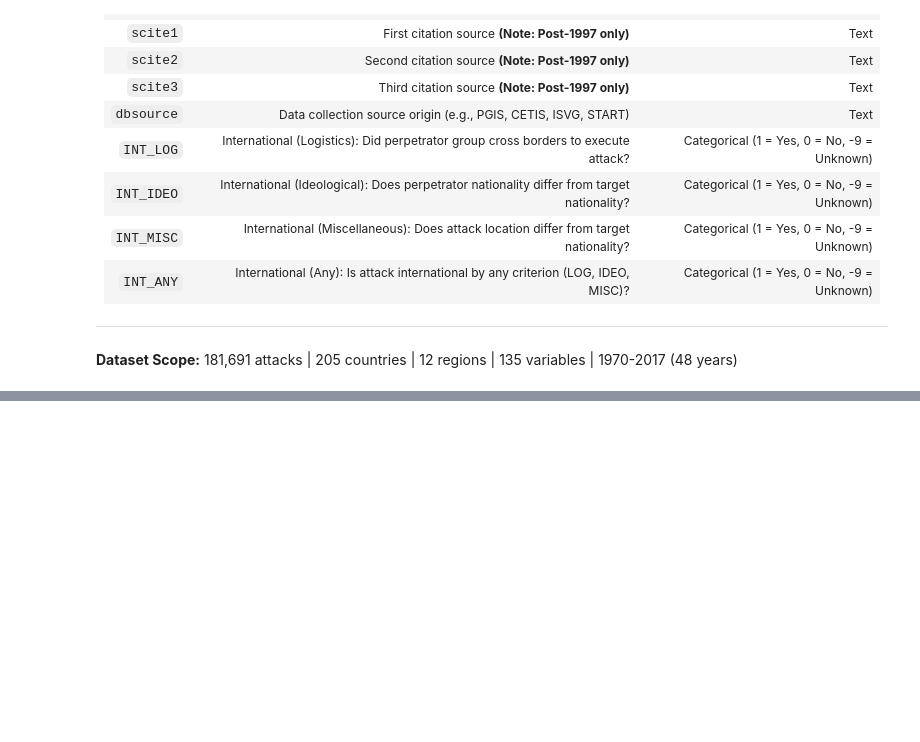
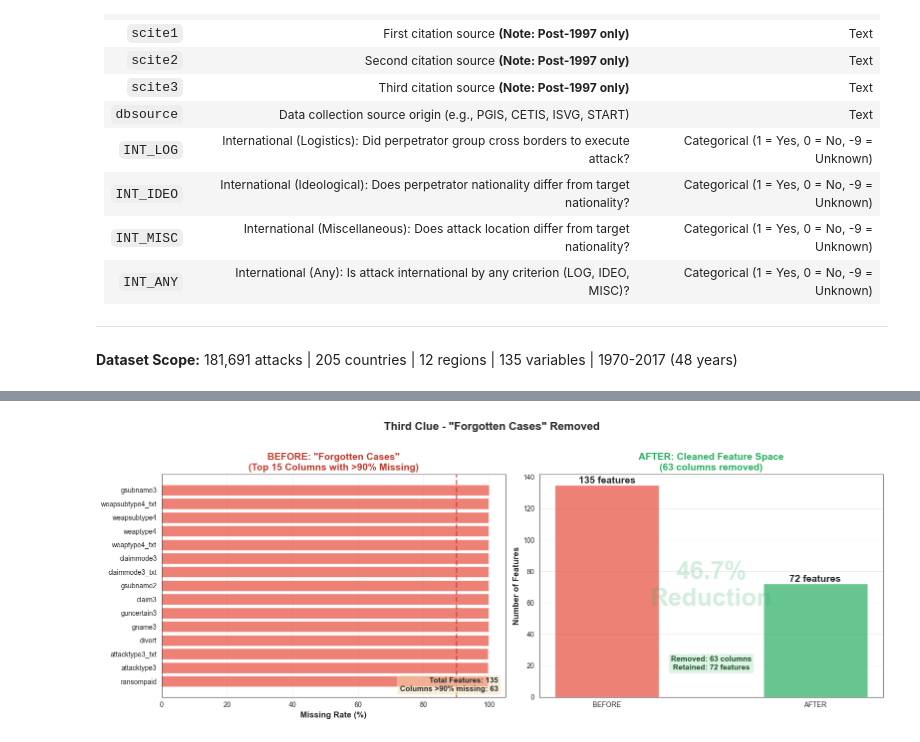
Before and after one commit to thutrang147/global-terrorism-analysis, a Jupyter notebook: main.ipynb, the cells around one changed output, grey strips where cells are left out. Saved outputs shown, nothing was run; the diff lists cells and outputs as text; code cells hidden in the pictures; blank space fills up the shorter version.

```diff
--- a/main.ipynb
+++ b/main.ipynb
@@ -437,0 +482,61 @@ Cleaned dataset saved as 'terrorism_cleaned.csv'
+# %%
+# Visual comparison of features count Before-After
+fig, axes = plt.subplots(1, 2, figsize=(16, 6))
+
+# BEFORE: Show top columns with highest missing rates
+if len(cols_to_drop) > 0:
+    top_missing = missing_ratios[missing_ratios > missing_threshold].sort_values(ascending=False)[:15]
+
+    axes[0].barh(range(len(top_missing)), top_missing.values, color='#e74c3c', alpha=0.7)
+    axes[0].set_yticks(range(len(top_missing)))
+    axes[0].set_yticklabels(top_missing.index, fontsize=10)
+    axes[0].set_xlabel('Missing Rate (%)', fontsize=12, fontweight='bold')
+    axes[0].set_title(f'BEFORE: "Forgotten Cases"\n(Top 15 Columns with >{missing_threshold}% Missing)',
+                     fontsize=14, fontweight='bold', color='#c0392b')
+    axes[0].invert_yaxis()
+    axes[0].grid(axis='x', alpha=0.3)
+    axes[0].axvline(x=missing_threshold, color='#c0392b', linestyle='--', linewidth=2, alpha=0.7)
+
+    # Add annotation
+    axes[0].text(0.98, 0.02, f'Total Features: {columns_before}\nColumns >{missing_threshold}% missing: {len(cols_to_drop)}',
+                transform=axes[0].transAxes, ha='right', va='bottom',
+                bbox=dict(boxstyle='round', facecolor='wheat', alpha=0.5),
+                fontsize=11, fontweight='bold')
+
+# AFTER: Feature count comparison
+categories = ['BEFORE', 'AFTER']
+values = [columns_before, columns_after]
+colors_bar = ['#e74c3c', '#27ae60']
+
+bars = axes[1].bar(categories, values, color=colors_bar, alpha=0.7, width=0.5)
+
+# Add value labels on bars
+for bar, val in zip(bars, values):
+    height = bar.get_height()
+    axes[1].text(bar.get_x() + bar.get_width()/2., height,
+                f'{int(val)} features',
+                ha='center', va='bottom', fontsize=14, fontweight='bold')
+
+axes[1].set_ylabel('Number of Features', fontsize=12, fontweight='bold')
+axes[1].set_title(f'AFTER: Cleaned Feature Space\n({len(cols_to_drop)} columns removed)',
+                 fontsize=14, fontweight='bold', color='#27ae60')
+axes[1].grid(axis='y', alpha=0.3)
+
+# Add reduction percentage
+reduction_pct = ((columns_before - columns_after) / columns_before) * 100
+axes[1].text(0.5, 0.5, f'{reduction_pct:.1f}%\nReduction',
+            transform=axes[1].transAxes, ha='center', va='center',
+            fontsize=36, fontweight='bold', color='#27ae60', alpha=0.2)
+
+# Add summary box
+axes[1].text(0.5, 0.15, f'Removed: {len(cols_to_drop)} columns\nRetained: {columns_after} features',
+            transform=axes[1].transAxes, ha='center', va='center',
+            bbox=dict(boxstyle='round', facecolor='#d4edda', alpha=0.7),
+            fontsize=11, fontweight='bold', color='#155724')
+
+plt.suptitle('Third Clue - "Forgotten Cases" Removed',
+            fontsize=16, fontweight='bold', y=1.02)
+plt.tight_layout()
+plt.show()
+# %% [output]
+[figure, added]
```
Also changed, not shown: parts of 58 cells of this notebook, 1 other file.
